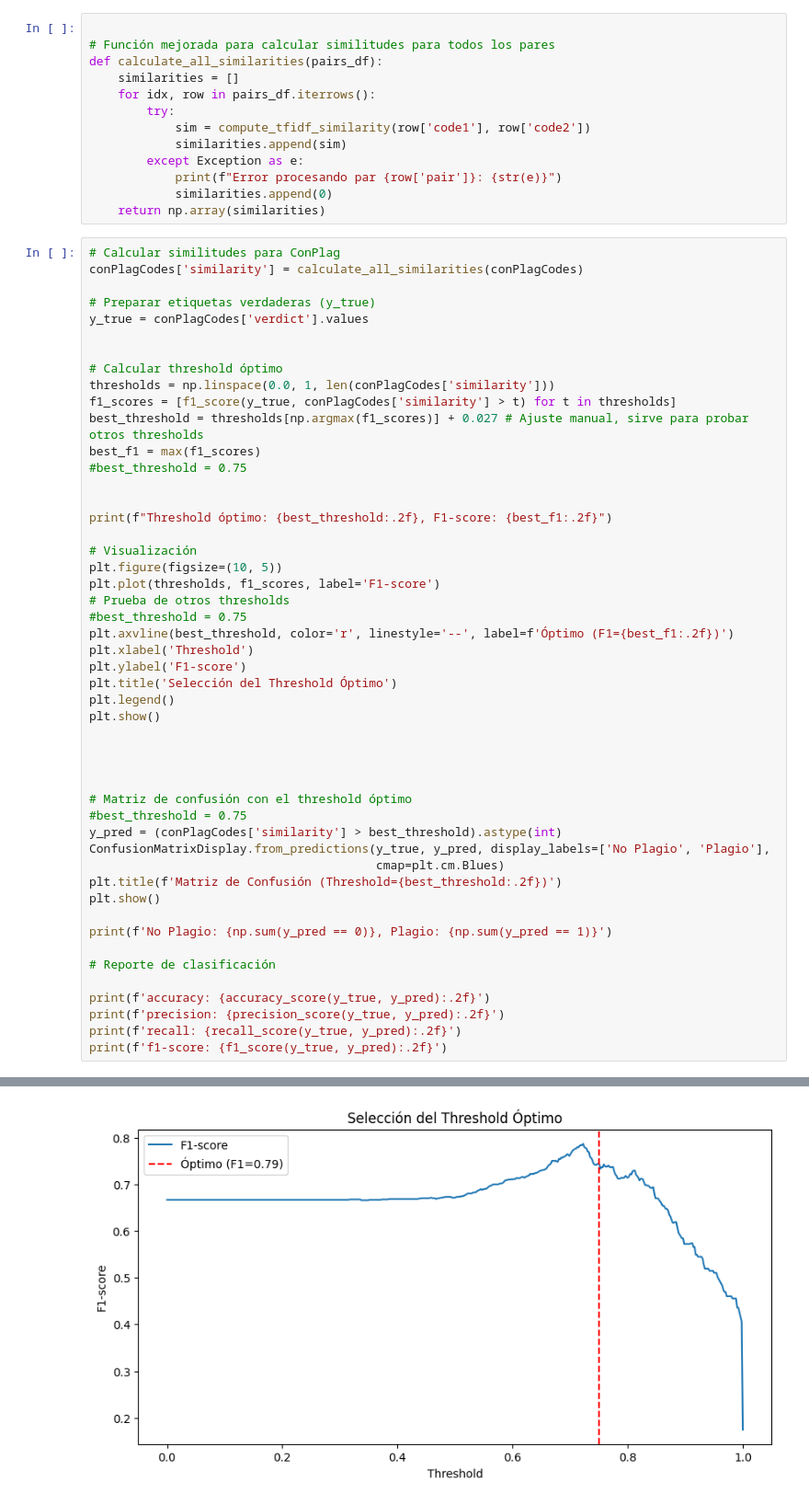
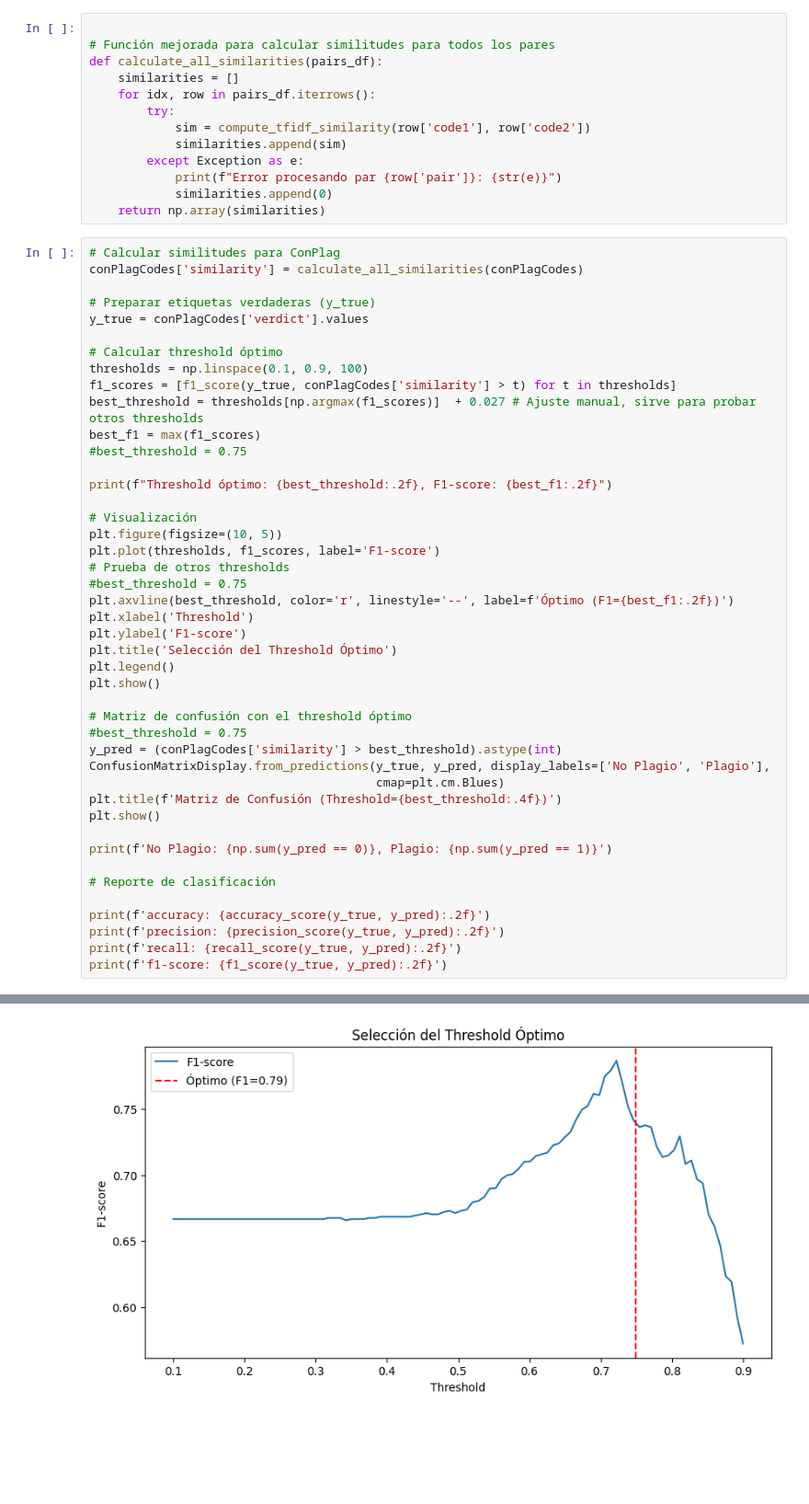
Before and after one commit to ElGonan/tc3002b-reto, a Jupyter notebook: src/project.ipynb, the cells around one changed output, grey strips where cells are left out. Shown at 92% size. Cells and saved outputs as stored; diff of their text form; blank space fills up the shorter version.

```diff
--- a/src/project.ipynb
+++ b/src/project.ipynb
@@ -254,48 +253,43 @@ conPlagCodes['similarity'] = calculate_all_similarities(conPlagCodes)
 # Preparar etiquetas verdaderas (y_true)
 y_true = conPlagCodes['verdict'].values
 
-
 # Calcular threshold óptimo
-thresholds = np.linspace(0.0, 1, len(conPlagCodes['similarity']))
+thresholds = np.linspace(0.1, 0.9, 100)
 f1_scores = [f1_score(y_true, conPlagCodes['similarity'] > t) for t in thresholds]
-best_threshold = thresholds[np.argmax(f1_scores)] + 0.027 # Ajuste manual, sirve para probar otros thresholds
+best_threshold = thresholds[np.argmax(f1_scores)]  + 0.027 # Ajuste manual, sirve para probar otros thresholds
 best_f1 = max(f1_scores)
 #best_threshold = 0.75
-
 
 print(f"Threshold óptimo: {best_threshold:.2f}, F1-score: {best_f1:.2f}")
 
 # Visualización
 plt.figure(figsize=(10, 5))
 plt.plot(thresholds, f1_scores, label='F1-score')
 # Prueba de otros thresholds
 #best_threshold = 0.75
 plt.axvline(best_threshold, color='r', linestyle='--', label=f'Óptimo (F1={best_f1:.2f})')
 plt.xlabel('Threshold')
 plt.ylabel('F1-score')
 plt.title('Selección del Threshold Óptimo')
 plt.legend()
 plt.show()
 
-
-
-
 # Matriz de confusión con el threshold óptimo
 #best_threshold = 0.75
 y_pred = (conPlagCodes['similarity'] > best_threshold).astype(int)
 ConfusionMatrixDisplay.from_predictions(y_true, y_pred, display_labels=['No Plagio', 'Plagio'],
                                         cmap=plt.cm.Blues)
-plt.title(f'Matriz de Confusión (Threshold={best_threshold:.2f})')
+plt.title(f'Matriz de Confusión (Threshold={best_threshold:.4f})')
 plt.show()
 
 print(f'No Plagio: {np.sum(y_pred == 0)}, Plagio: {np.sum(y_pred == 1)}')
 
 # Reporte de clasificación
 
 print(f'accuracy: {accuracy_score(y_true, y_pred):.2f}')
 print(f'precision: {precision_score(y_true, y_pred):.2f}')
 print(f'recall: {recall_score(y_true, y_pred):.2f}')
 print(f'f1-score: {f1_score(y_true, y_pred):.2f}')
 # %% [output]
 Threshold óptimo: 0.75, F1-score: 0.79
-[figure, old version]
+[figure, new version]
```
Also changed, not shown: parts of 2 cells of this notebook.
